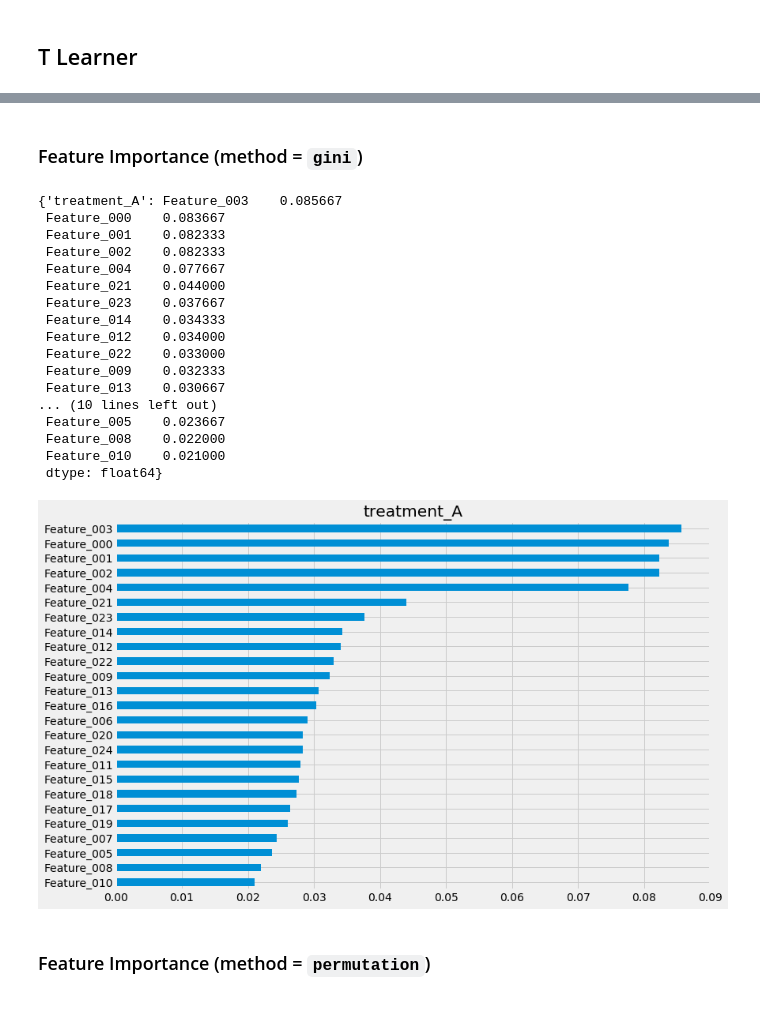
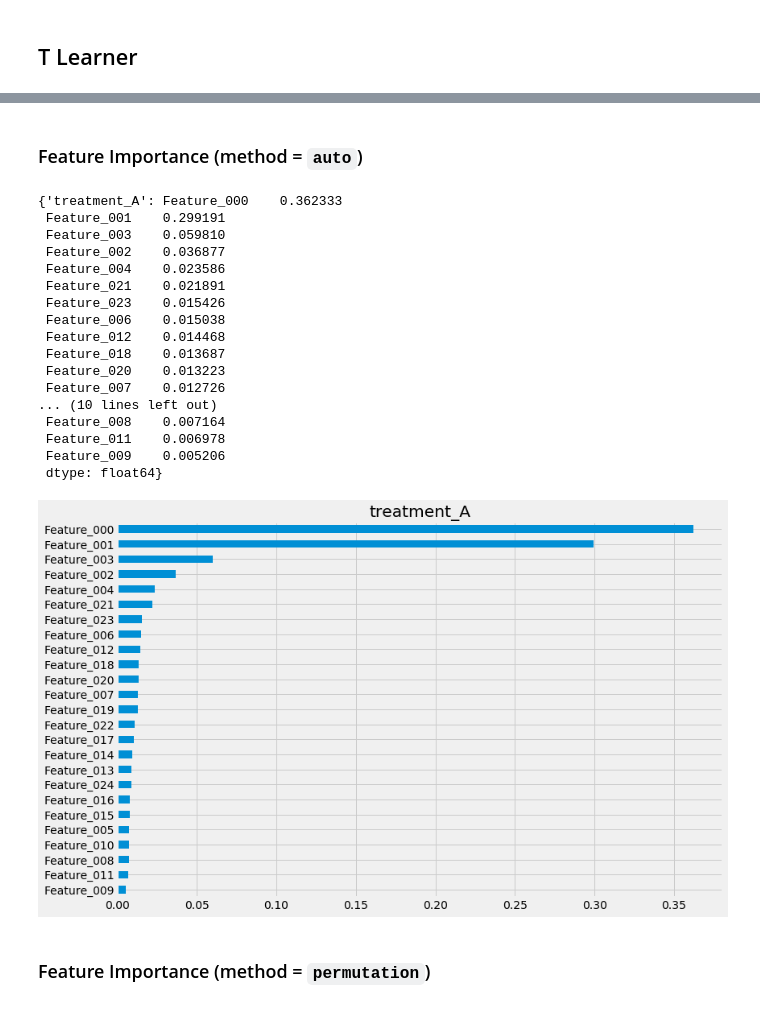
Before and after one commit to uber/causalml, a Jupyter notebook: examples/feature_interpretations_example.ipynb, the cells around one changed output, grey strips where cells are left out. Drawn from its saved outputs; the diff is of its cells as text; code cells hidden in the pictures.

```diff
--- a/examples/feature_interpretations_example.ipynb
+++ b/examples/feature_interpretations_example.ipynb
@@ -194,31 +209,31 @@ tlearner.estimate_ate(X, w_multi, y)
 # %%
 tlearner_tau = tlearner.fit_predict(X, w_multi, y)
 # %% [markdown]
-### Feature Importance (method = `gini`)
+### Feature Importance (method = `auto`)
 # %%
-tlearner.get_importance(X=X, tau=tlearner_tau, normalize=True, method='gini')
+tlearner.get_importance(X=X, tau=tlearner_tau, normalize=True, method='auto')
 # %% [output]
-{'treatment_A': Feature_003    0.085667
- Feature_000    0.083667
- Feature_001    0.082333
- Feature_002    0.082333
- Feature_004    0.077667
- Feature_021    0.044000
- Feature_023    0.037667
- Feature_014    0.034333
- Feature_012    0.034000
- Feature_022    0.033000
- Feature_009    0.032333
- Feature_013    0.030667
+{'treatment_A': Feature_000    0.362333
+ Feature_001    0.299191
+ Feature_003    0.059810
+ Feature_002    0.036877
+ Feature_004    0.023586
+ Feature_021    0.021891
+ Feature_023    0.015426
+ Feature_006    0.015038
+ Feature_012    0.014468
+ Feature_018    0.013687
+ Feature_020    0.013223
+ Feature_007    0.012726
 ... (10 lines left out)
- Feature_005    0.023667
- Feature_008    0.022000
- Feature_010    0.021000
+ Feature_008    0.007164
+ Feature_011    0.006978
+ Feature_009    0.005206
  dtype: float64}
 # %%
-tlearner.plot_importance(X=X, tau=tlearner_tau, normalize=True, method='gini')
+tlearner.plot_importance(X=X, tau=tlearner_tau, normalize=True, method='auto')
 # %% [output]
-[figure, old version]
+[figure, new version]
 # %% [markdown]
 ### Feature Importance (method = `permutation`)
 # %%
```
Also changed, not shown: parts of 49 cells of this notebook.
